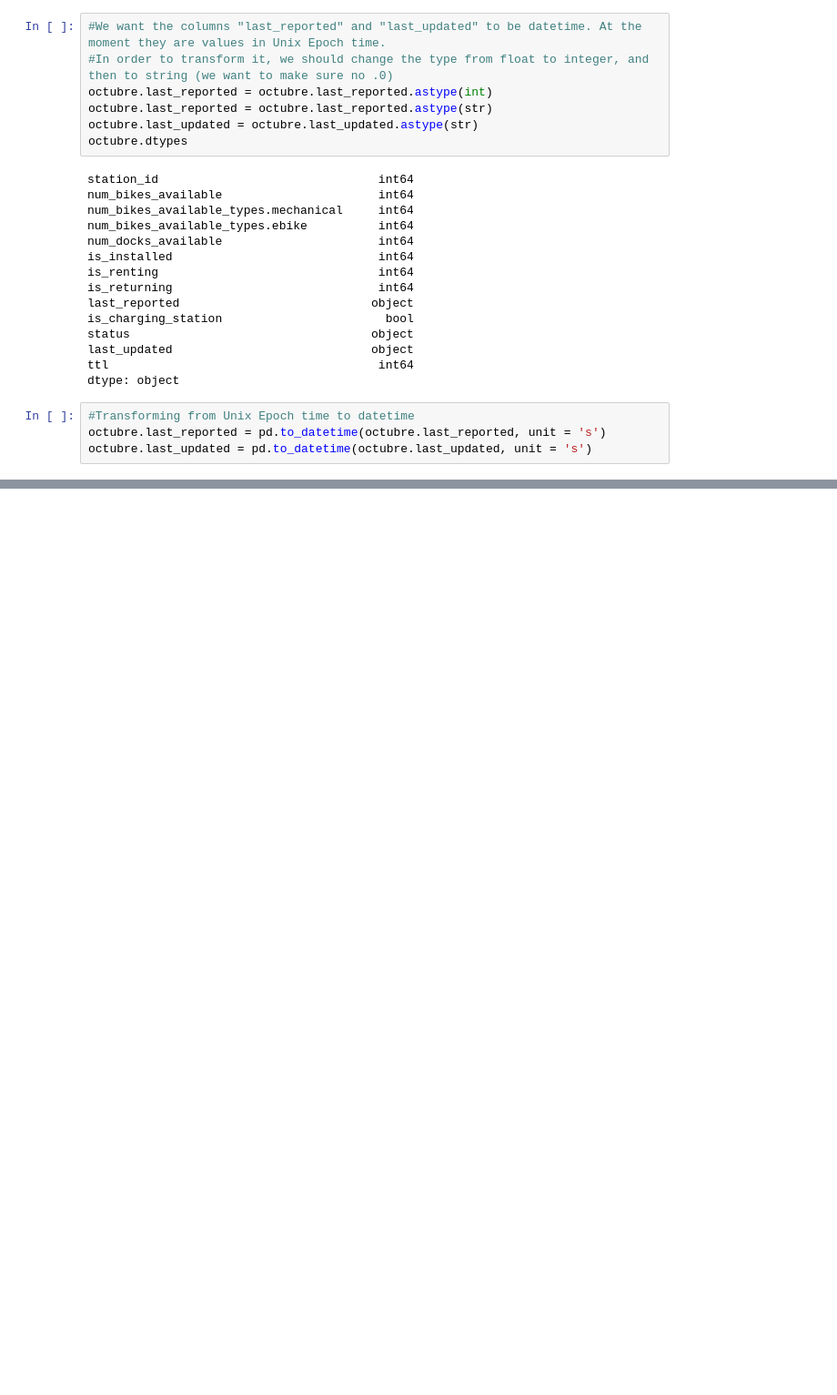
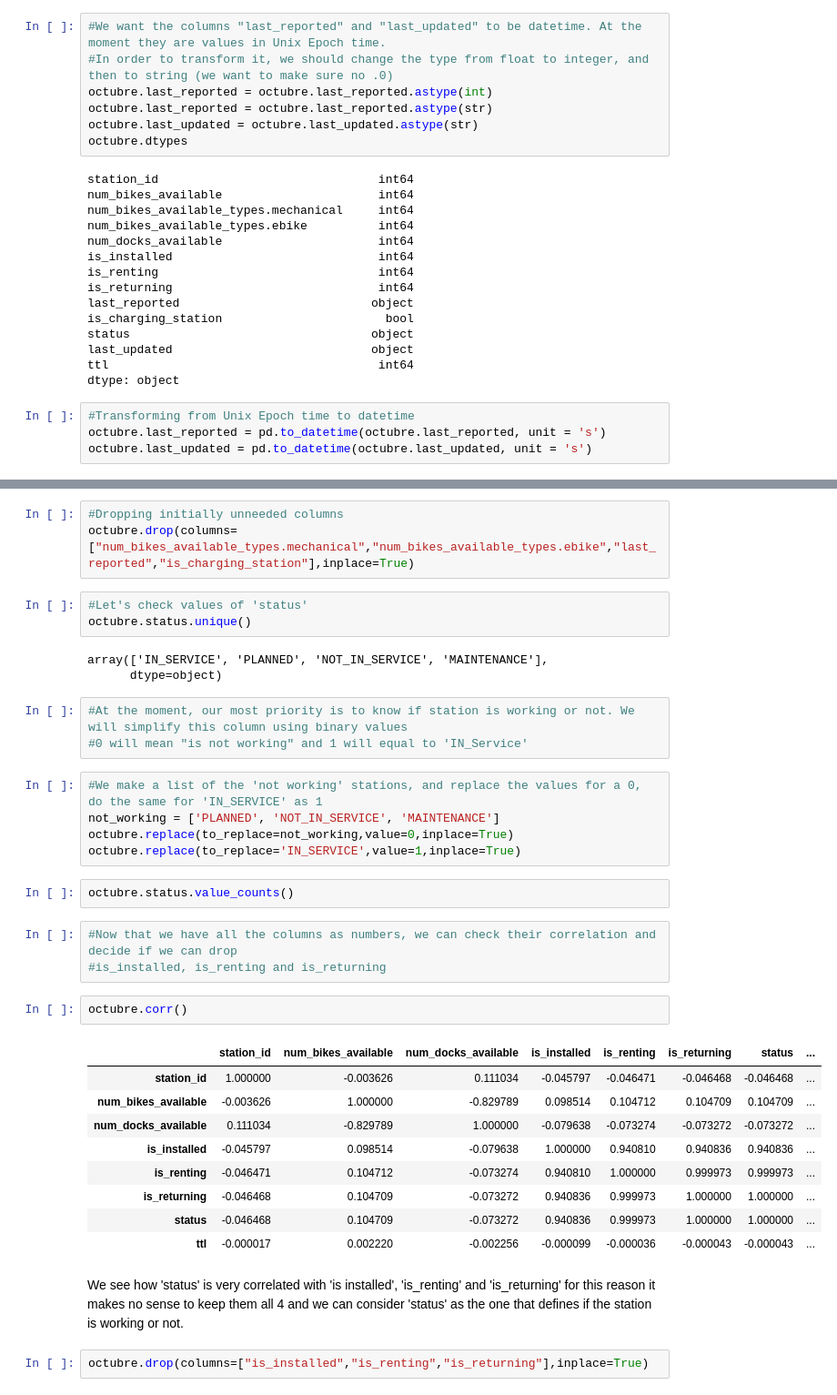
Before and after one commit to jaumevr15/Bicing-Stations-Analysis, a Jupyter notebook: your-project/code/0_data_cleaning.ipynb, the cells around one changed output, grey strips where cells are left out. Shown at 91% size. Drawn from its saved outputs; the diff is of its cells as text; blank space fills up the shorter version.

```diff
--- a/your-project/code/0_data_cleaning.ipynb
+++ b/your-project/code/0_data_cleaning.ipynb
@@ -120,0 +154,38 @@ See the caveats in the documentation: http://pandas.pydata.org/pandas-docs/stabl
+# %%
+#Dropping initially unneeded columns
+octubre.drop(columns=["num_bikes_available_types.mechanical","num_bikes_available_types.ebike","last_reported","is_charging_station"],inplace=True)
+# %%
+#Let's check values of 'status'
+octubre.status.unique()
+# %% [output]
+array(['IN_SERVICE', 'PLANNED', 'NOT_IN_SERVICE', 'MAINTENANCE'],
+      dtype=object)
+# %%
+#At the moment, our most priority is to know if station is working or not. We will simplify this column using binary values
+#0 will mean "is not working" and 1 will equal to 'IN_Service'
+# %%
+#We make a list of the 'not working' stations, and replace the values for a 0, do the same for 'IN_SERVICE' as 1
+not_working = ['PLANNED', 'NOT_IN_SERVICE', 'MAINTENANCE']
+octubre.replace(to_replace=not_working,value=0,inplace=True)
+octubre.replace(to_replace='IN_SERVICE',value=1,inplace=True)
+# %%
+octubre.status.value_counts()
+# %%
+#Now that we have all the columns as numbers, we can check their correlation and decide if we can drop
+#is_installed, is_renting and is_returning
+# %%
+octubre.corr()
+# %% [output]
+|  | station_id | num_bikes_available | num_docks_available | is_installed | is_renting | is_returning | status | ... |
+| station_id | 1.000000 | -0.003626 | 0.111034 | -0.045797 | -0.046471 | -0.046468 | -0.046468 | ... |
+| num_bikes_available | -0.003626 | 1.000000 | -0.829789 | 0.098514 | 0.104712 | 0.104709 | 0.104709 | ... |
+| num_docks_available | 0.111034 | -0.829789 | 1.000000 | -0.079638 | -0.073274 | -0.073272 | -0.073272 | ... |
+| is_installed | -0.045797 | 0.098514 | -0.079638 | 1.000000 | 0.940810 | 0.940836 | 0.940836 | ... |
+| is_renting | -0.046471 | 0.104712 | -0.073274 | 0.940810 | 1.000000 | 0.999973 | 0.999973 | ... |
+| is_returning | -0.046468 | 0.104709 | -0.073272 | 0.940836 | 0.999973 | 1.000000 | 1.000000 | ... |
+| status | -0.046468 | 0.104709 | -0.073272 | 0.940836 | 0.999973 | 1.000000 | 1.000000 | ... |
+| ttl | -0.000017 | 0.002220 | -0.002256 | -0.000099 | -0.000036 | -0.000043 | -0.000043 | ... |
+# %% [markdown]
+We see how 'status' is very correlated with 'is installed', 'is_renting' and 'is_returning' for this reason it makes no sense to keep them all 4 and we can consider 'status' as the one that defines if the station is working or not.
+# %%
+octubre.drop(columns=["is_installed","is_renting","is_returning"],inplace=True)
```
Also changed, not shown: parts of 19 cells of this notebook.
